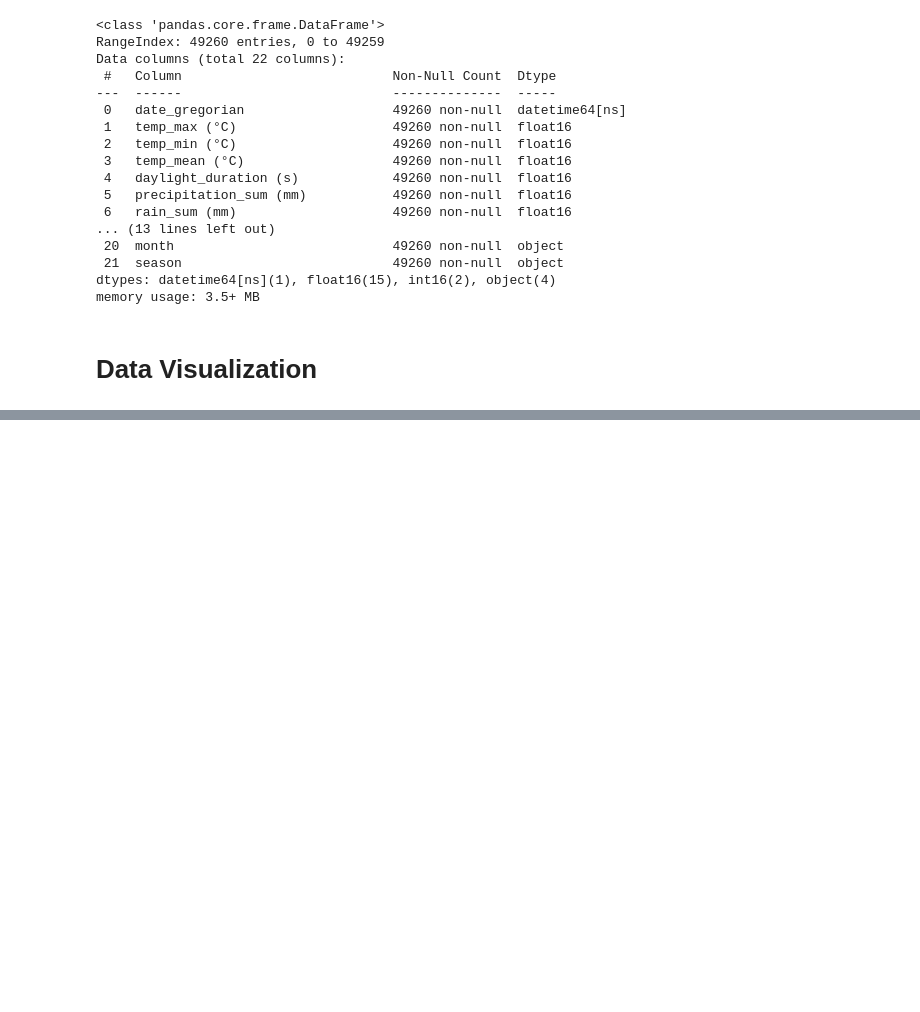
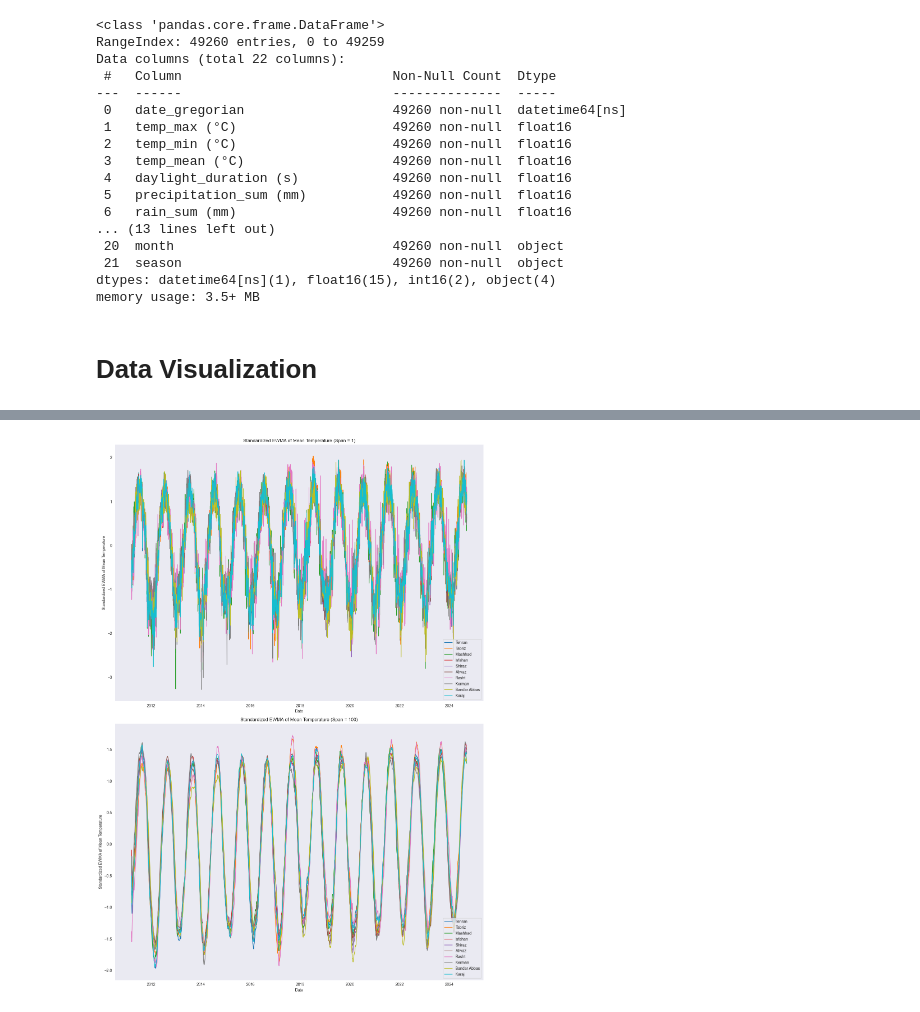
Before and after one commit to ali-bazrkar/iran_weather_analysis, a Jupyter notebook: iran_weather_eda.ipynb, the cells around one changed output, grey strips where cells are left out. Cells and saved outputs as stored; diff of their text form; code cells hidden in the pictures; blank space fills up the shorter version.

```diff
--- a/iran_weather_eda.ipynb
+++ b/iran_weather_eda.ipynb
@@ -204,0 +238,37 @@ df.to_csv("Final Dataset.csv", index=False)
+# %%
+# Define spans for the EWMA
+spans = [1, 100]
+
+# Create a larger figure
+fig, axs = plt.subplots(len(spans), 1, figsize=(14, 20))
+
+for i, span in enumerate(spans):
+    for city in df['city'].unique():
+        # Filter data for each city
+        city_data = df[df['city'] == city].set_index('date_gregorian')
+
+        # Ensure there are enough data points for EWMA calculation
+        if city_data.empty or len(city_data) < span:
+            print(f"Not enough data for {city}. Skipping.")
+            continue
+
+        # Calculate EWMA for each city
+        ewma_temp = city_data['temp_mean (°C)'].ewm(span=span).mean()
+
+        # Standardize the EWMA values (Z-score normalization)
+        ewma_temp_standardized = (ewma_temp - ewma_temp.mean()) / ewma_temp.std()
+
+        # Plot the standardized EWMA
+        axs[i].plot(ewma_temp_standardized.index, ewma_temp_standardized, label=city)
+
+    # Customize each subplot
+    axs[i].set_title(f"Standardized EWMA of Mean Temperature (Span = {spans[i]})")
+    axs[i].set_xlabel("Date")
+    axs[i].set_ylabel("Standardized EWMA of Mean Temperature")
+    axs[i].legend()
+    axs[i].grid()
+
+plt.tight_layout()
+plt.show()
+# %% [output]
+[figure, added]
```
Also changed, not shown: parts of 22 cells of this notebook, 1 other file.
